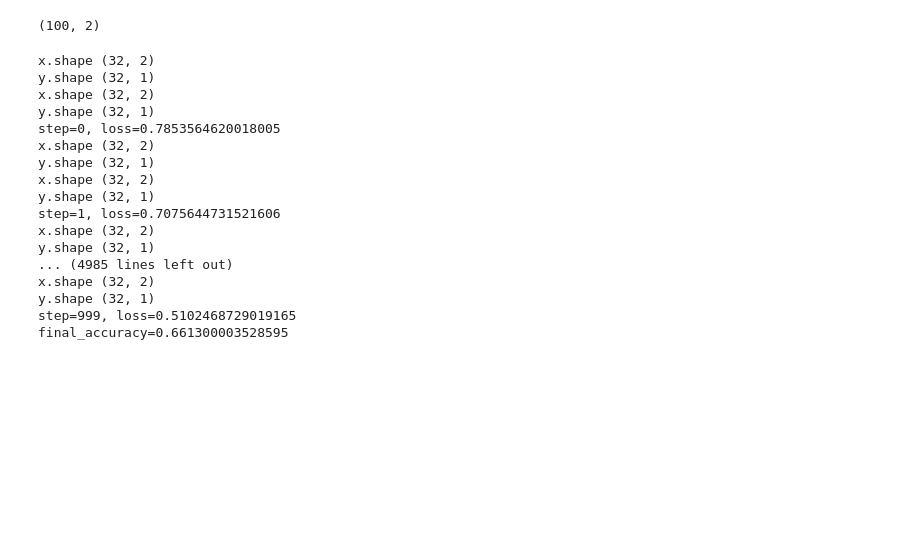
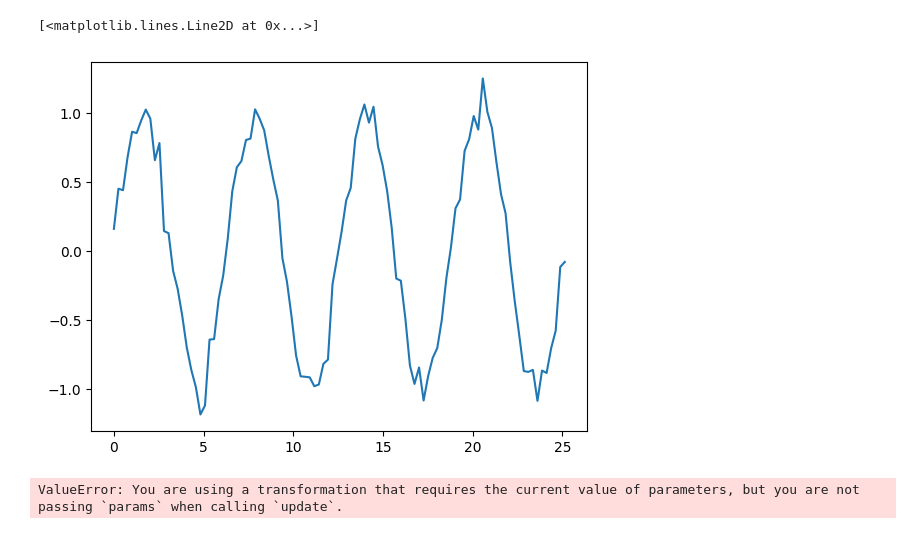
Before and after one commit to jadkins99/mutually_informed_networks, a Jupyter notebook: mutually_informed_networks/notebooks/mlp_basic.ipynb, the cells around one changed output. Drawn from its saved outputs; the diff is of its cells as text; code cells hidden in the pictures; blank space fills up the shorter version.

Commit message:
notebook with different get_data function

```diff
--- a/mutually_informed_networks/notebooks/mlp_basic.ipynb
+++ b/mutually_informed_networks/notebooks/mlp_basic.ipynb
@@ -27,13 +27,11 @@ def dataloader(arrays, batch_size):
 
 
 
-def get_data(dataset_size, *, key):
-    x = jnp.expand_dims(jnp.linspace(0, 20 * math.pi, dataset_size),axis=1)
-
-    func_value = jnp.sin(x)
+def get_data(dataset_size,func, key,std_error=0.0):
+    x = jnp.expand_dims(jnp.linspace(0, 8 * math.pi, dataset_size),axis=1)
+    func_value = func(x)
 
 
-    std_error = 0.5
 
     func_value_with_noise = func_value + jrandom.normal(key, (dataset_size,1))*std_error
 
@@ -45,7 +45,8 @@ def get_data(dataset_size, *, key):
+# %%
+xs,ys = get_data(100,jnp.sin,jax.random.key(0),std_error=0.1)
 # %%
-xs,ys = get_data(100, key=jax.random.PRNGKey(0))
+plt.plot(xs[:,0],xs[:,1])
+# %% [output]
+[<matplotlib.lines.Line2D at 0x...>]
+[figure, added]
-# %%
-xs.shape
-# %% [output]
-(100, 2)
 # %%
@@ -122,25 +135,9 @@ def main(
     print(f"final_accuracy={final_accuracy}")
     return model, xs, ys, pred_ys, losses
 # %%
-model,xs,ys,pred_ys,losses = main(dataset_size=10000,learning_rate=1e-3,steps=1000)
+model,xs,ys,pred_ys,losses = main(dataset_size=1000,learning_rate=1e-4,steps=10000,width_size=128,depth=5,batch_size=32)
 # %% [output]
-x.shape (32, 2)
-y.shape (32, 1)
-x.shape (32, 2)
-y.shape (32, 1)
-step=0, loss=0.7853564620018005
-x.shape (32, 2)
-y.shape (32, 1)
-x.shape (32, 2)
-y.shape (32, 1)
-step=1, loss=0.7075644731521606
-x.shape (32, 2)
-y.shape (32, 1)
-... (4985 lines left out)
-x.shape (32, 2)
-y.shape (32, 1)
-step=999, loss=0.5102468729019165
-final_accuracy=0.661300003528595
+ValueError: You are using a transformation that requires the current value of parameters, but you are not passing `params` when calling `update`.
 # %%
 import matplotlib
 import jax
```
Also changed, not shown: parts of 4 cells of this notebook.
